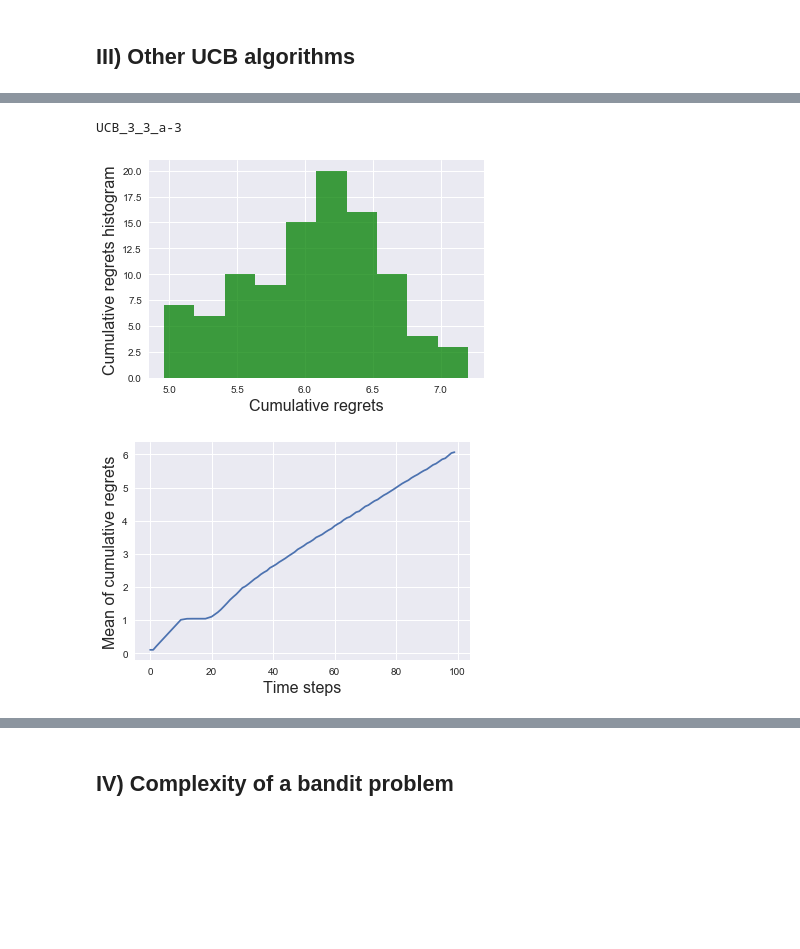
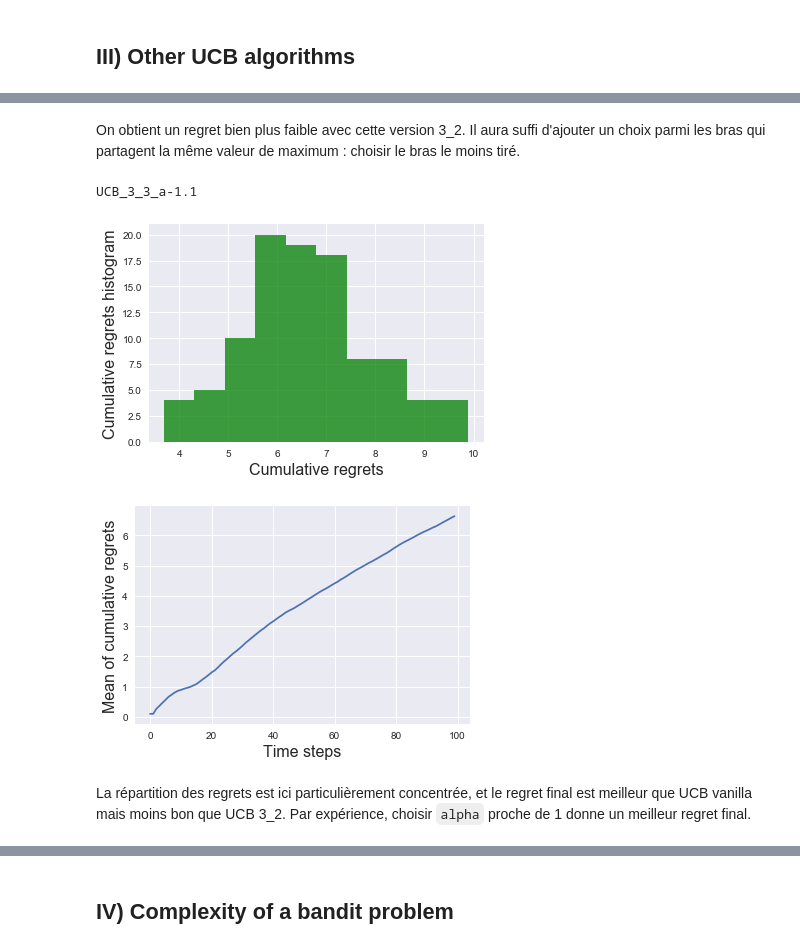
Before and after one commit to lgerrets/TP1-stochastic-multi-armed, a Jupyter notebook: TP1_Bandit_Gerretsen_Mitjans.ipynb, the cells around one changed output, grey strips where cells are left out. Saved outputs shown, nothing was run; the diff lists cells and outputs as text; code cells hidden in the pictures; blank space fills up the shorter version.

```diff
--- a/TP1_Bandit_Gerretsen_Mitjans.ipynb
+++ b/TP1_Bandit_Gerretsen_Mitjans.ipynb
@@ -201,18 +202,22 @@ UCB_3_2-0.5
+# %% [markdown]
+On obtient un regret bien plus faible avec cette version 3_2. Il aura suffi d'ajouter un choix parmi les bras qui partagent la même valeur de maximum : choisir le bras le moins tiré.
 # %%
-alpha = 0.5
+alpha = 1.1
 
 n = 100
 timeHorizon = 100
 learners = list()
 #learners.append(alg.UCB(nbArms,alpha))
 learners.append(myalg.UCB_3_3_a(nbArms,alpha))
 
 for i in range(len(learners)):
     print(learners[i].name())
     all_cumulativeregrets = xps.OneBanditOneLearnerNRuns(bandit, learners[i], timeHorizon, n)
     xps.plotOneBanditOneLearnerNRuns(all_cumulativeregrets)
 # %% [output]
-UCB_3_3_a-3
+UCB_3_3_a-1.1
-[figure, old version]
+[figure, new version]
-[figure, old version]
+[figure, new version]
+# %% [markdown]
+La répartition des regrets est ici particulièrement concentrée, et le regret final est meilleur que UCB vanilla mais moins bon que UCB 3_2. Par expérience, choisir `alpha` proche de 1 donne un meilleur regret final.
 # %%
```
Also changed, not shown: parts of 21 cells of this notebook, 1 other file.
